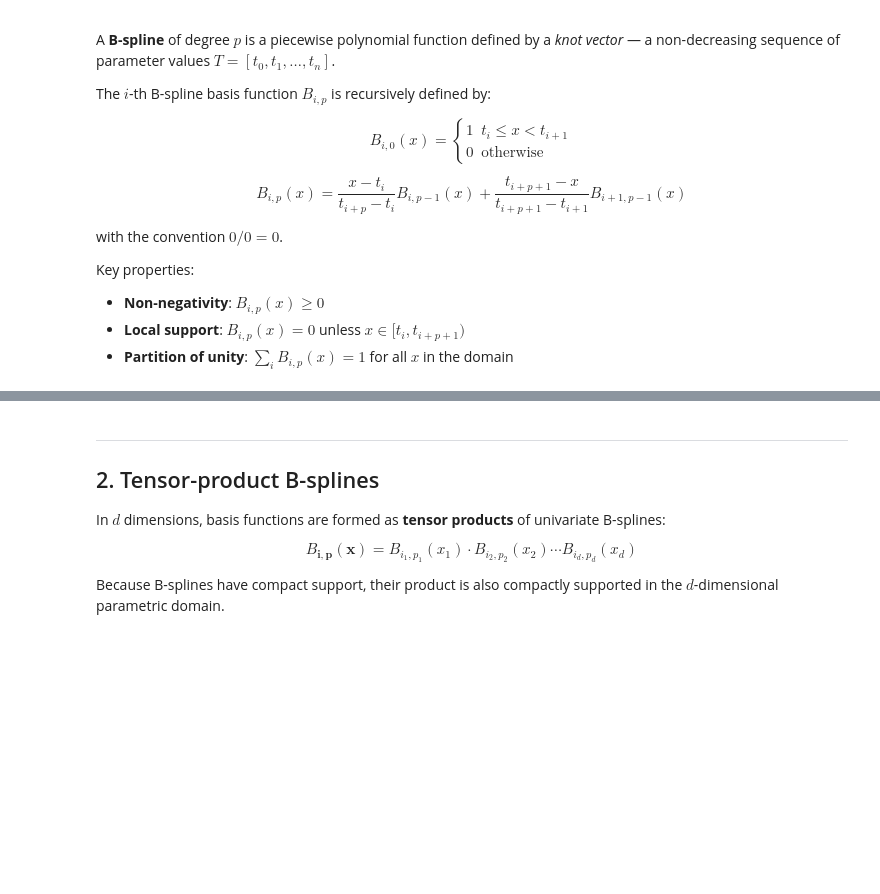
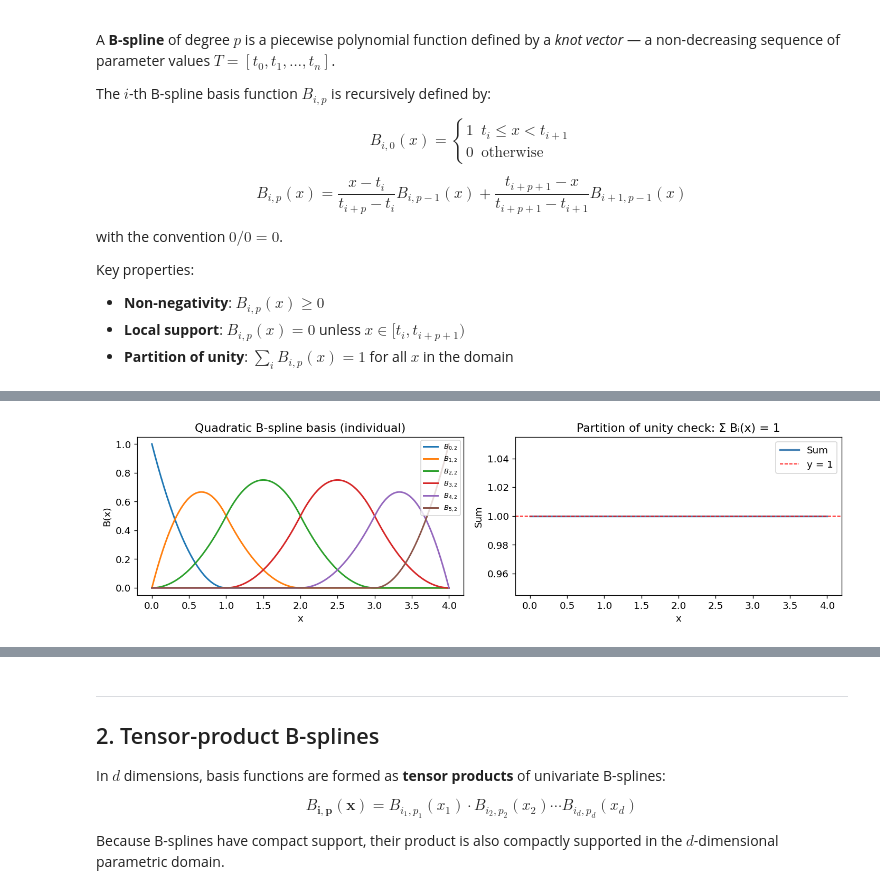
Before and after one commit to VhI3/THBSplines, a Jupyter notebook: notebooks/THBSplines_tutorial.ipynb, the cells around one changed output, grey strips where cells are left out. Cells and saved outputs as stored; diff of their text form; code cells hidden in the pictures; blank space fills up the shorter version.

```diff
--- a/notebooks/THBSplines_tutorial.ipynb
+++ b/notebooks/THBSplines_tutorial.ipynb
@@ -86,37 +88,41 @@ plt.tight_layout()
 # %%
 # ── A complete quadratic B-spline basis on [0, 4] ─────────────────────────────
 #
 # With a clamped knot vector [0,0,0, 1, 2, 3, 4,4,4] and degree 2 we get
 # 6 basis functions (n_knots - degree - 1 = 9 - 2 - 1 = 6).
 # They form a partition of unity (sum = 1 everywhere).
 
 global_knots = np.array([0, 0, 0, 1, 2, 3, 4, 4, 4], dtype=float)
-degree       = 2
-n_basis      = len(global_knots) - degree - 1  # = 6
+degree = 2
+n_basis = len(global_knots) - degree - 1  # = 6
 
 x = np.linspace(0, 4, 400)
 
 fig, axes = plt.subplots(1, 2, figsize=(12, 3.5))
 
 total = np.zeros_like(x)
 for i in range(n_basis):
     local_kv = global_knots[i: i + degree + 2]
     # Last basis function uses the closed-right endpoint
     end_flag = int(i == n_basis - 1)
-    Bi       = CyBSpline(degree, local_kv, end_flag)
-    yi       = Bi(x)
-    total   += yi
+    Bi = CyBSpline(degree, local_kv, end_flag)
+    yi = Bi(x)
+    total += yi
     axes[0].plot(x, yi, lw=1.8, label=f'$B_{{{i},{degree}}}$')
 
-axes[0].set(title='Quadratic B-spline basis (individual)', xlabel='x', ylabel='B(x)')
+axes[0].set(title='Quadratic B-spline basis (individual)',
+            xlabel='x', ylabel='B(x)')
 axes[0].legend(fontsize=8)
 
 axes[1].plot(x, total, lw=2, color='steelblue', label='Sum')
 axes[1].axhline(1, color='red', ls='--', lw=1, label='y = 1')
-axes[1].set(title='Partition of unity check: Σ Bᵢ(x) = 1', xlabel='x', ylabel='Sum')
+axes[1].set(title='Partition of unity check: Σ Bᵢ(x) = 1',
+            xlabel='x', ylabel='Sum')
 axes[1].legend()
 
 plt.tight_layout()
+# %% [output]
+[figure, added]
 # %%
 # ── First derivative of a B-spline ────────────────────────────────────────────
 #
```
Also changed, not shown: parts of 18 cells of this notebook, 3 other files.
